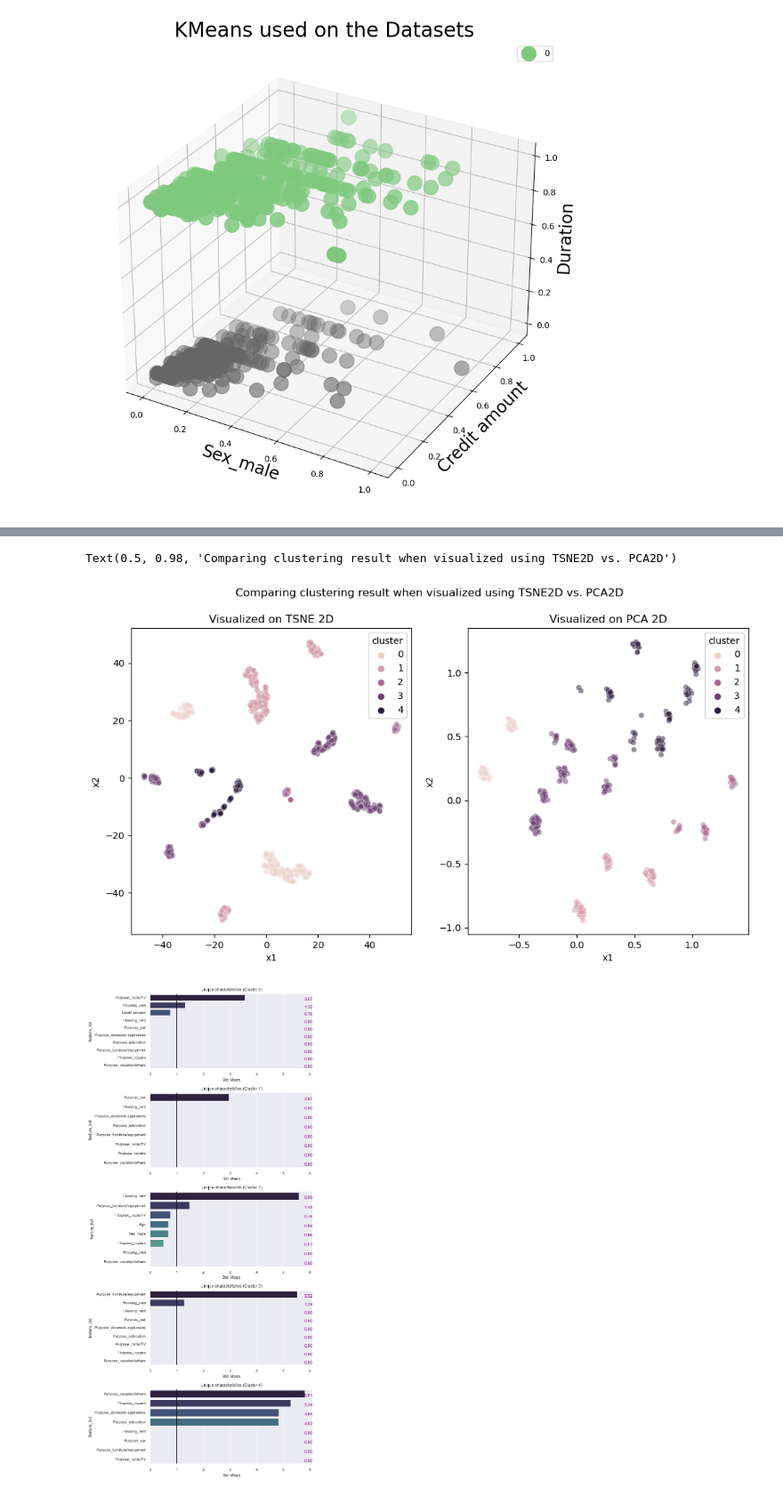
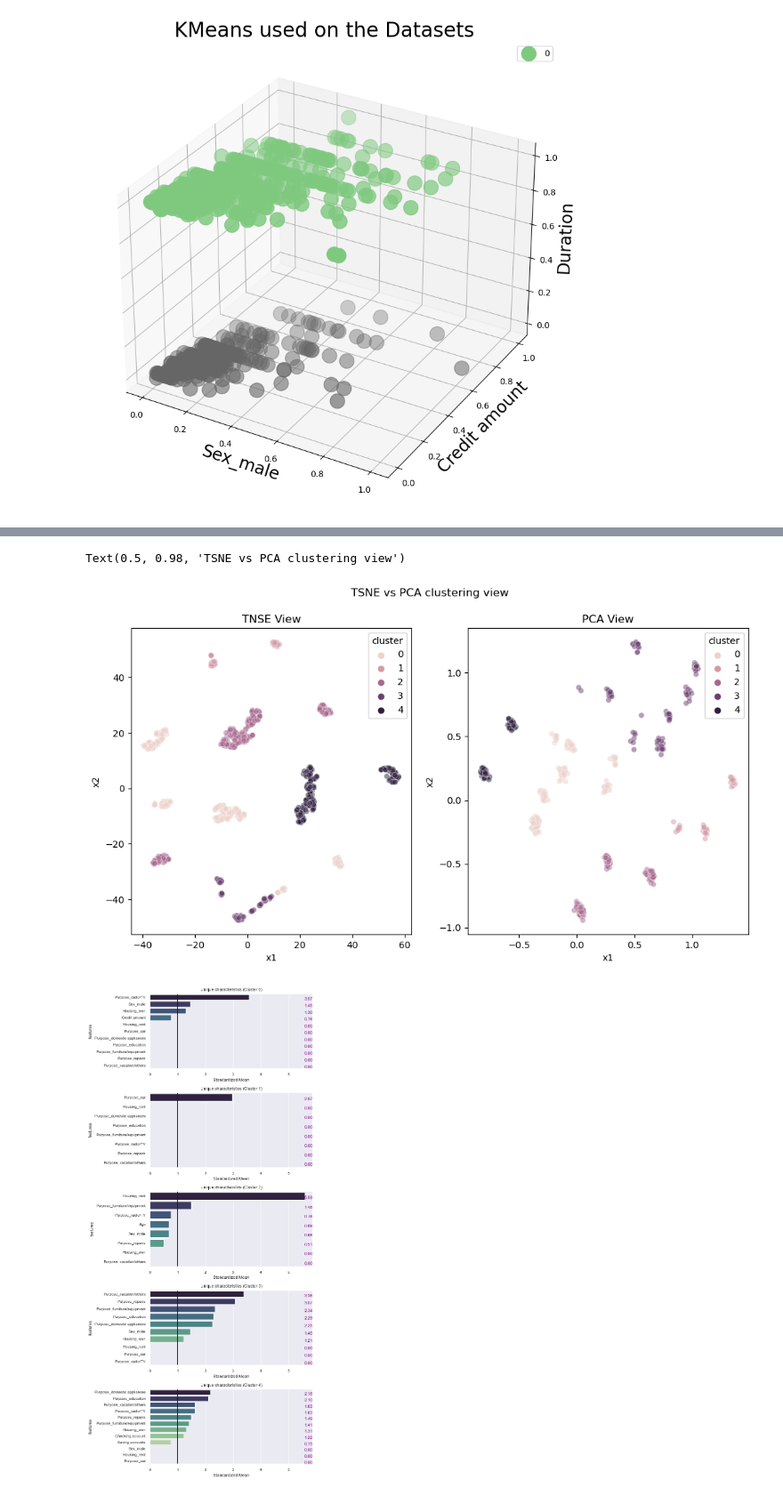
Before and after one commit to goshlive/experimental, a Jupyter notebook: HW8F00/test_dataset_german.ipynb, the cells around one changed output, grey strips where cells are left out. Shown at 89% size. Cells and saved outputs as stored; diff of their text form; code cells hidden in the pictures.

```diff
--- a/HW8F00/test_dataset_german.ipynb
+++ b/HW8F00/test_dataset_german.ipynb
@@ -339,7 +339,7 @@ data_scaled
 maxvars = 3
 kmin = 2
 kmax = 5
-kmeans_kwargs = {"init": "random", "n_init": 20, "max_iter": 1000, "random_state": 0}
+kmeans_kwargs = {"init": "random","n_init": 10,"max_iter": 1500,"random_state": 0}
 cut_off = 0.5
 
 dt = data_scaled.copy()
@@ -418,7 +418,7 @@ best_k:3
 maxvars = 3
 kmin = 2
 kmax = 5
-kmeans_kwargs = {"init": "random", "n_init": 20, "max_iter": 1000, "random_state": 0}
+kmeans_kwargs = {"init": "random","n_init": 10,"max_iter": 1500,"random_state": 0}
 cut_off = 0.5
 
 dt = data_scaled.iloc[:,:5] #only take the first 5 columns
@@ -529,12 +529,12 @@ dftsne.columns = ['x1','x2','cluster']
 # %%
 fig, ax = plt.subplots(1, 2, figsize=(12,6))
 sns.scatterplot(data=dftsne,x='x1',y='x2',hue='cluster',legend="full",alpha=0.5,ax=ax[0])
-ax[0].set_title('Visualized on TSNE 2D')
+ax[0].set_title('TNSE View')
 sns.scatterplot(data=dfPCA,x='x1',y='x2',hue='cluster',legend="full",alpha=0.5,ax=ax[1])
-ax[1].set_title('Visualized on PCA 2D')
-fig.suptitle('Comparing clustering result when visualized using TSNE2D vs. PCA2D')
+ax[1].set_title('PCA View')
+fig.suptitle('TSNE vs PCA clustering view')
 # %% [output]
-Text(0.5, 0.98, 'Comparing clustering result when visualized using TSNE2D vs. PCA2D')
+Text(0.5, 0.98, 'TSNE vs PCA clustering view')
-[figure, old version]
+[figure, new version]
 # %%
 def out_limit(df, label_col, label, sensitivity):
@@ -601,8 +600,8 @@ def plot_cluster(df, label_col, n_clusters, sensitivity):
 # %%
 sns.set(font_scale=.75)
 kmeans = KMeans(n_clusters=5)
 clustering_ori = kmeans.fit_predict(data_scaled)
 data_scaled['cluster'] = clustering_ori
-plot_cluster(df=data_scaled, label_col='cluster', n_clusters=5, sensitivity=0.2)
+plot_cluster(df=data_scaled, labelcol='cluster', nclusters=5, sensitivity=0.2)
 # %% [output]
-[figure, old version]
+[figure, new version]
```
Also changed, not shown: parts of 3 cells of this notebook.
